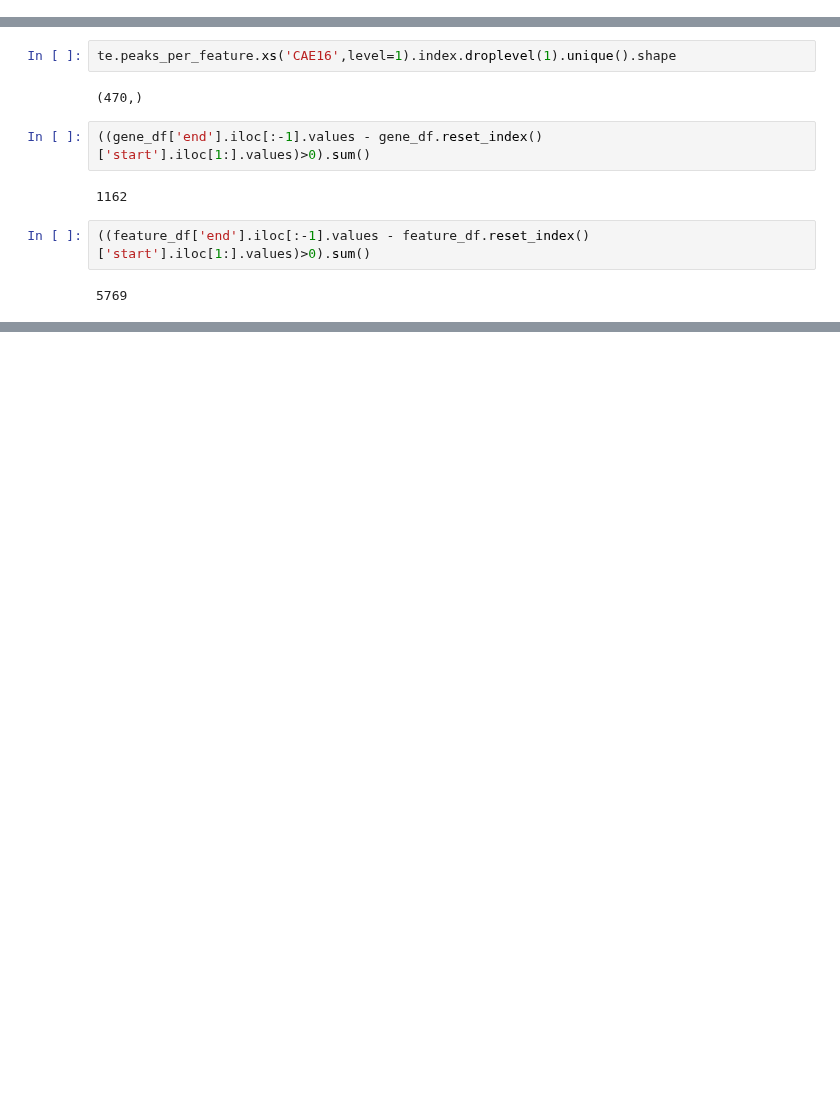
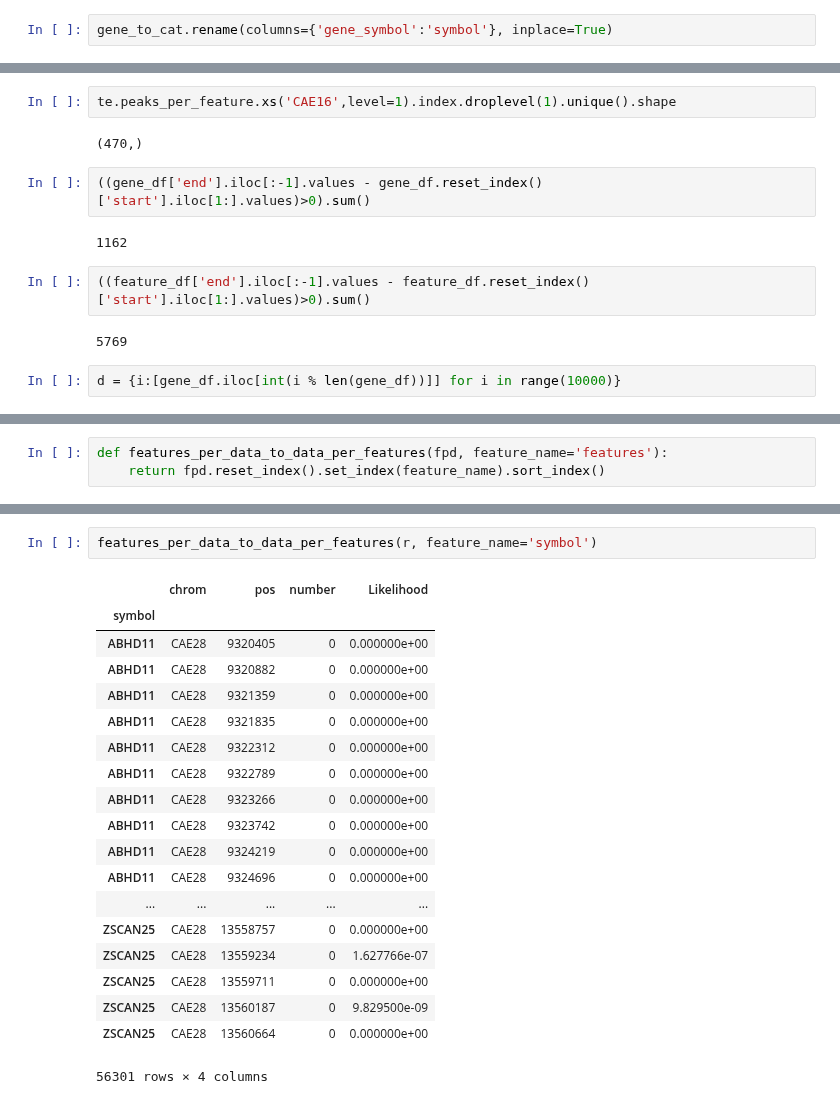
Before and after one commit to peterdfields/hs_vervet, a Jupyter notebook: notebooks/dev_test_enrichment.ipynb, the cells around one changed output, grey strips where cells are left out. Drawn from its saved outputs; the diff is of its cells as text; blank space fills up the shorter version.

```diff
--- a/notebooks/dev_test_enrichment.ipynb
+++ b/notebooks/dev_test_enrichment.ipynb
@@ -956,4 +956,6 @@ init_rank_table = te.get_initial_rank_table(spc)
 from hs_vervet.scripts import test_enrichment_dev as ted
 # %%
 del gene_to_cat['value']
+# %%
+gene_to_cat.rename(columns={'gene_symbol':'symbol'}, inplace=True)
 # %%
@@ -1378,3 +1375,5 @@ te.peaks_per_feature.xs('CAE16',level=1).index.droplevel(1).unique().shape
 ((feature_df['end'].iloc[:-1].values - feature_df.reset_index()['start'].iloc[1:].values)>0).sum()
 # %% [output]
 5769
+# %%
+d = {i:[gene_df.iloc[int(i % len(gene_df))]] for i in range(10000)}
@@ -1380,0 +1513,3 @@ te.peaks_per_feature.xs('CAE16',level=1).index.droplevel(1).unique().shape
+# %%
+def features_per_data_to_data_per_features(fpd, feature_name='features'):
+    return fpd.reset_index().set_index(feature_name).sort_index()
@@ -1380,0 +1613,22 @@ te.peaks_per_feature.xs('CAE16',level=1).index.droplevel(1).unique().shape
+# %%
+features_per_data_to_data_per_features(r, feature_name='symbol')
+# %% [output]
+|  | chrom | pos | number | Likelihood |
+| symbol |  |  |  |  |
+| ABHD11 | CAE28 | 9320405 | 0 | 0.000000e+00 |
+| ABHD11 | CAE28 | 9320882 | 0 | 0.000000e+00 |
+| ABHD11 | CAE28 | 9321359 | 0 | 0.000000e+00 |
+| ABHD11 | CAE28 | 9321835 | 0 | 0.000000e+00 |
+| ABHD11 | CAE28 | 9322312 | 0 | 0.000000e+00 |
+| ABHD11 | CAE28 | 9322789 | 0 | 0.000000e+00 |
+| ABHD11 | CAE28 | 9323266 | 0 | 0.000000e+00 |
+| ABHD11 | CAE28 | 9323742 | 0 | 0.000000e+00 |
+| ABHD11 | CAE28 | 9324219 | 0 | 0.000000e+00 |
+| ABHD11 | CAE28 | 9324696 | 0 | 0.000000e+00 |
+| ... | ... | ... | ... | ... |
+| ZSCAN25 | CAE28 | 13558757 | 0 | 0.000000e+00 |
+| ZSCAN25 | CAE28 | 13559234 | 0 | 1.627766e-07 |
+| ZSCAN25 | CAE28 | 13559711 | 0 | 0.000000e+00 |
+| ZSCAN25 | CAE28 | 13560187 | 0 | 9.829500e-09 |
+| ZSCAN25 | CAE28 | 13560664 | 0 | 0.000000e+00 |
+56301 rows × 4 columns
```
Also changed, not shown: parts of 57 cells of this notebook, 2 other files.
